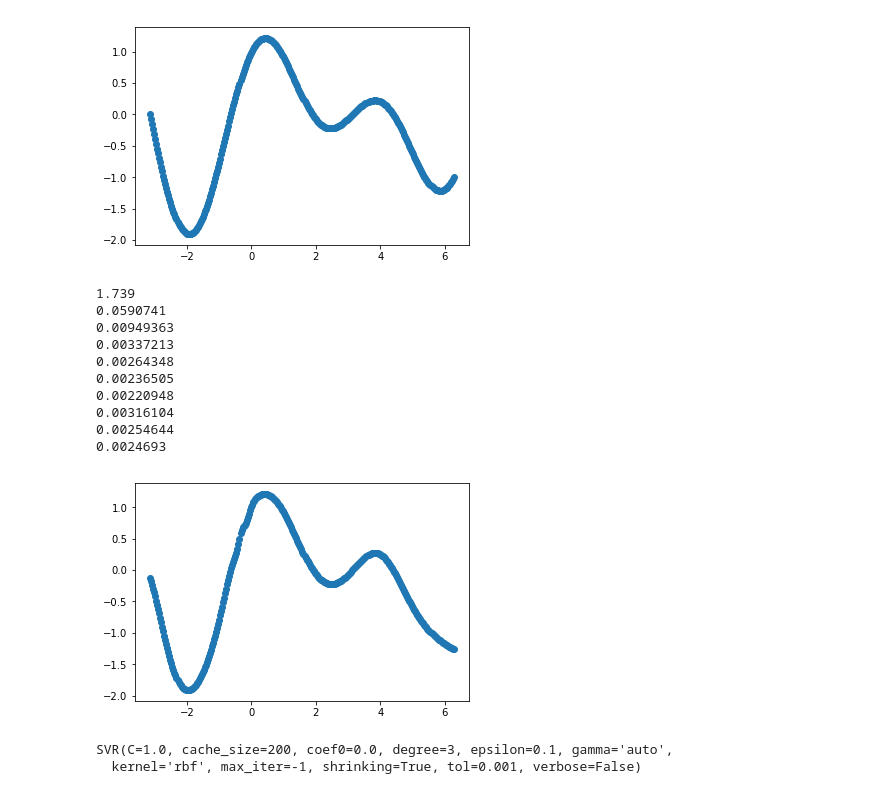
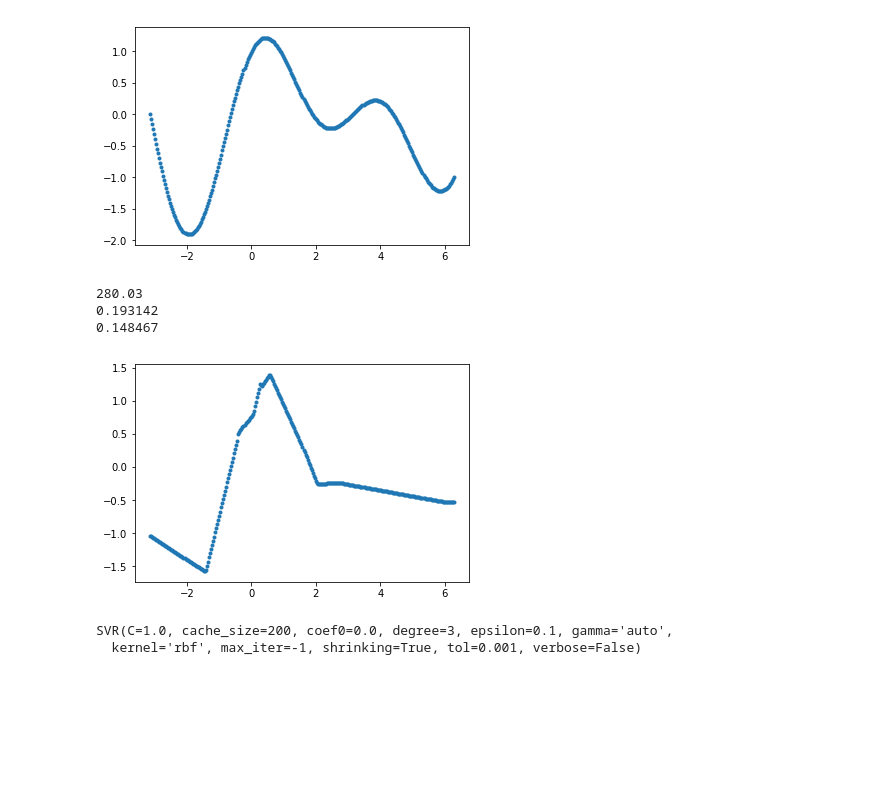
Before and after one commit to mosdeo/Tensorflow_simple_example, a Jupyter notebook: wave regression.ipynb, the cells around one changed output. Drawn from its saved outputs; the diff is of its cells as text; code cells hidden in the pictures; blank space fills up the shorter version.

```diff
--- a/wave regression.ipynb
+++ b/wave regression.ipynb
@@ -19,17 +20,17 @@ x_data = np.linspace(-np.pi,2*np.pi,300, dtype=np.float32)[:, np.newaxis]
 y_data = np.cos(1.5*x_data)+np.sin(x_data) #Cos(2x)+Sin(3x)
 noise = np.random.normal(0, 0.05, x_data.shape).astype(np.float32)
 # y_data = np.square(x_data) - 0.5 + noise
-plt.scatter(x_data, y_data)
+plt.scatter(x_data, y_data,marker='.')
 plt.show()
 # %% [output]
-[figure, old version]
+[figure, new version]
 # %%
 # 定義輸出入變數
 xs = tf.placeholder(tf.float32,[None,1])
 ys = tf.placeholder(tf.float32,[None,1])
 
 # 定義多層流程
-my_activation_function = tf.nn.tanh # 統一中間層活化函數
+my_activation_function = tf.nn.relu # 統一中間層活化函數
 layer_hidden_1 = make_layer(xs, 1, 10, activation_function=my_activation_function)
 layer_hidden_2 = make_layer(layer_hidden_1, 10, 10, activation_function=my_activation_function)
 layer_output   = make_layer(layer_hidden_2, 10, 1)
@@ -38,7 +39,7 @@ layer_output   = make_layer(layer_hidden_2, 10, 1)
 loss = tf.reduce_mean(tf.reduce_sum(tf.square(ys - layer_output), reduction_indices=[1]))
 # %%
 # 定義學習方法
-train_step = tf.train.GradientDescentOptimizer(0.05).minimize(loss)
+train_step = tf.train.GradientDescentOptimizer(0.004).minimize(loss)
 # %%
 # 變數初始化
 init = tf.global_variables_initializer()
@@ -46,27 +47,20 @@ sess = tf.Session()
 sess.run(init)
 # %%
 # 訓練
-for i in range(10000):
+for i in range(3000):
     sess.run(train_step, feed_dict={xs:x_data, ys:y_data})
     if(i%1000==0):
         print(sess.run(loss, feed_dict={xs:x_data, ys:y_data}))
 # %% [output]
-1.739
-0.0590741
-0.00949363
-0.00337213
-0.00264348
-0.00236505
-0.00220948
-0.00316104
-0.00254644
-0.0024693
+280.03
+0.193142
+0.148467
 # %%
 # 測試
 x_test = [[i] for i in np.linspace(-np.pi,2*np.pi,300) ]
 y_test = sess.run(layer_output, feed_dict={xs:x_test})
-plt.scatter(x_test, y_test)
+plt.scatter(x_test, y_test,marker='.')
 plt.show()
 # %% [output]
-[figure, old version]
+[figure, new version]
 # %%
```
Also changed, not shown: parts of 3 cells of this notebook.
